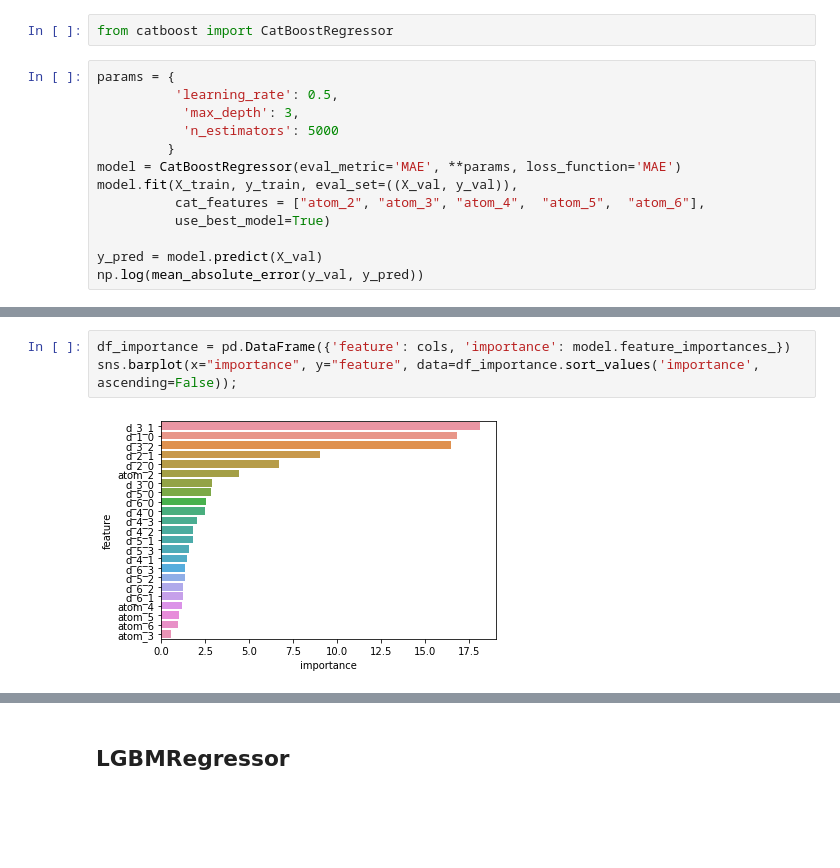
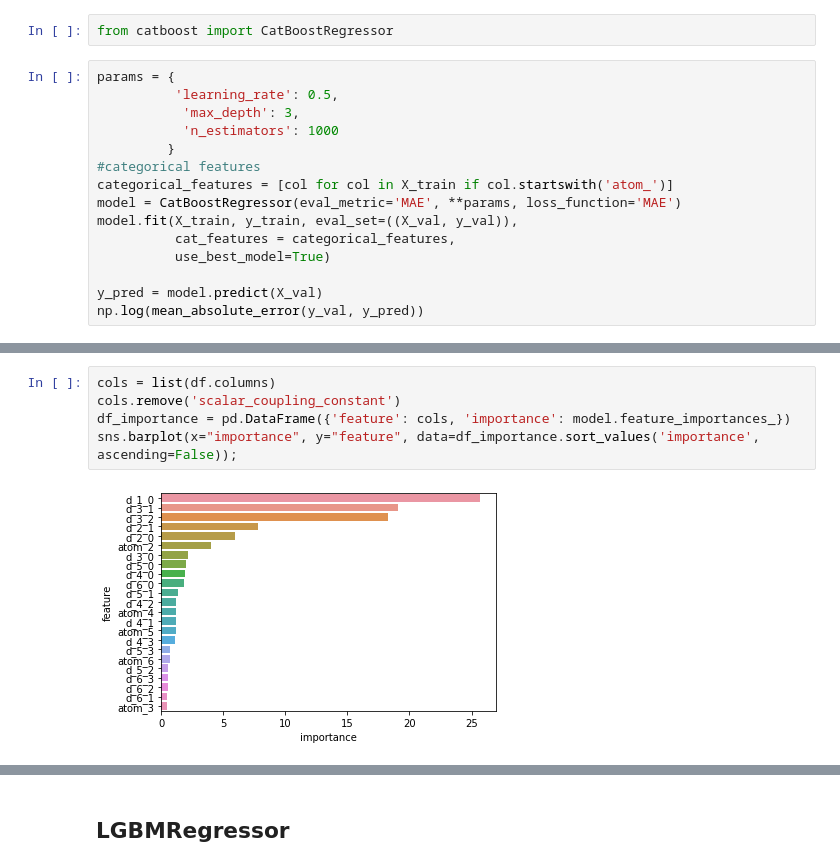
Before and after one commit to dmvlasenk/Kaggle_Predicting_Molecular_Properties, a Jupyter notebook: src/main.ipynb, the cells around one changed output, grey strips where cells are left out. Saved outputs shown, nothing was run; the diff lists cells and outputs as text; blank space fills up the shorter version.

```diff
--- a/src/main.ipynb
+++ b/src/main.ipynb
@@ -386,11 +412,13 @@ from catboost import CatBoostRegressor
 params = {
           'learning_rate': 0.5,
            'max_depth': 3,
-           'n_estimators': 5000
+           'n_estimators': 1000
          }
+#categorical features
+categorical_features = [col for col in X_train if col.startswith('atom_')]
 model = CatBoostRegressor(eval_metric='MAE', **params, loss_function='MAE')
 model.fit(X_train, y_train, eval_set=((X_val, y_val)),
-          cat_features = ["atom_2", "atom_3", "atom_4",  "atom_5",  "atom_6"],
+          cat_features = categorical_features,
           use_best_model=True)
 
 y_pred = model.predict(X_val)
@@ -416,7 +445,9 @@ np.log(mean_absolute_error(y_val, y_pred))
 # %%
+cols = list(df.columns)
+cols.remove('scalar_coupling_constant')
 df_importance = pd.DataFrame({'feature': cols, 'importance': model.feature_importances_})
 sns.barplot(x="importance", y="feature", data=df_importance.sort_values('importance', ascending=False));
 # %% [output]
-[figure, old version]
+[figure, new version]
 # %%
 X_train.describe()
```
Also changed, not shown: parts of 14 cells of this notebook, 7 other files.
